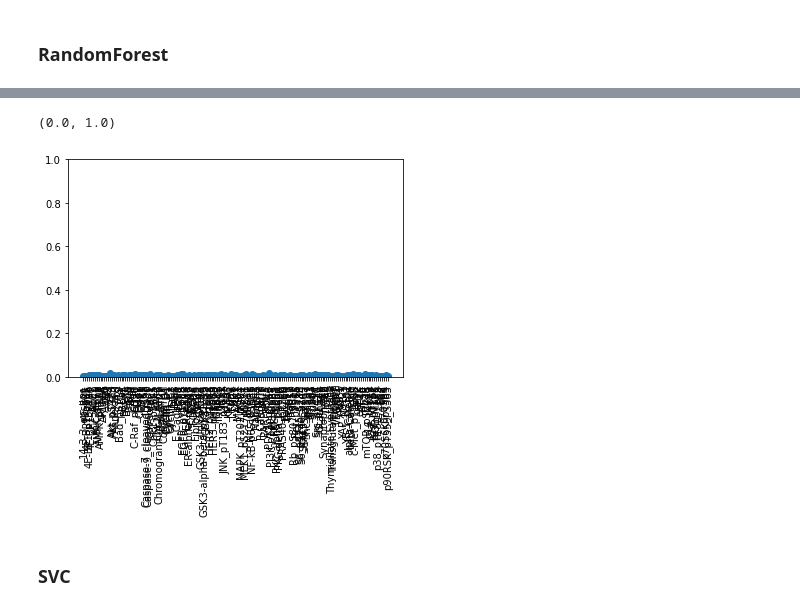
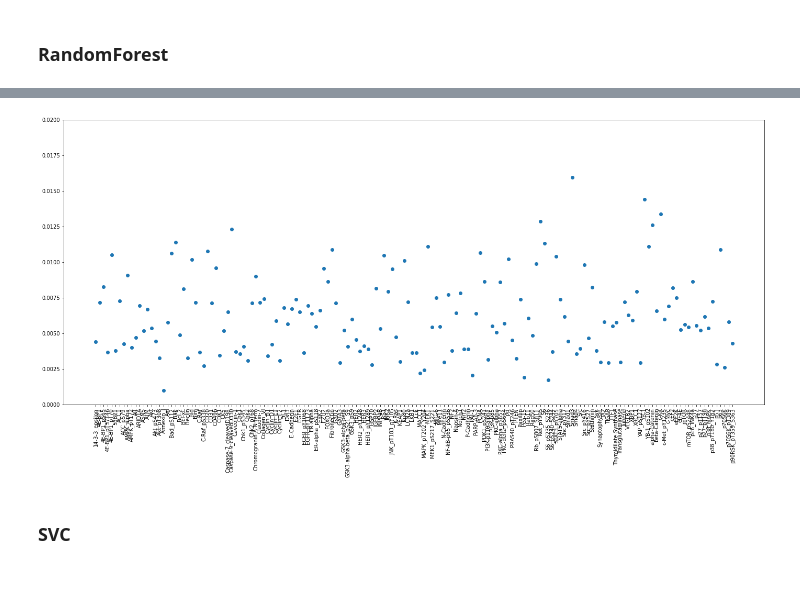
Before and after one commit to i-wallwork/Major-Project, a Jupyter notebook: Major-Project.ipynb, the cells around one changed output, grey strips where cells are left out. Cells and saved outputs as stored; diff of their text form; code cells hidden in the pictures; blank space fills up the shorter version.

```diff
--- a/Major-Project.ipynb
+++ b/Major-Project.ipynb
@@ -290,10 +287,13 @@ array([0.00440618, 0.00558961, 0.00311231, 0.01021941, 0.0068934 ,
 # %%
-graph = plt.plot(M1_2.feature_importances_, 'o')
+fig, ax = plt.subplots()
+plt.plot(M1_2.feature_importances_, 'o')
 plt.xticks(range(X.shape[1]), X.columns, rotation=90)
-plt.ylim(0, 1)
+plt.ylim(0, 0.02)
+fig.show
+fig.set_size_inches(24, 10)
+fig.savefig('RPPA.png', bbox_inches='tight')
 # %% [output]
-(0.0, 1.0)
-[figure, old version]
+[figure, new version]
 # %% [markdown]
 ### SVC
 # %%
```
Also changed, not shown: parts of 12 cells of this notebook.
